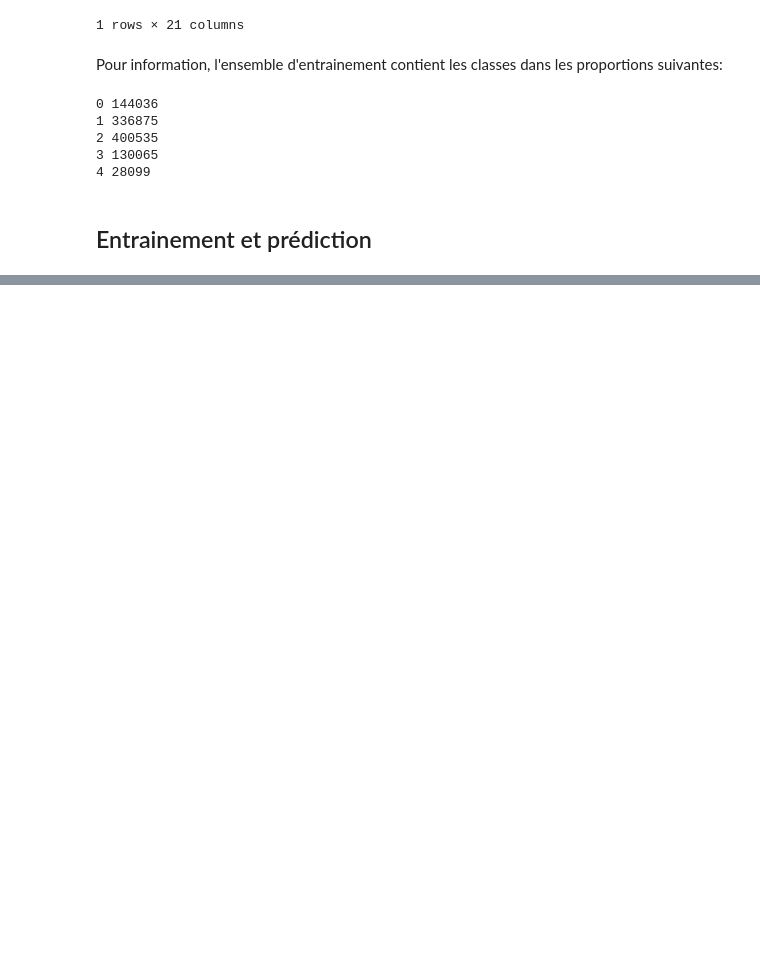
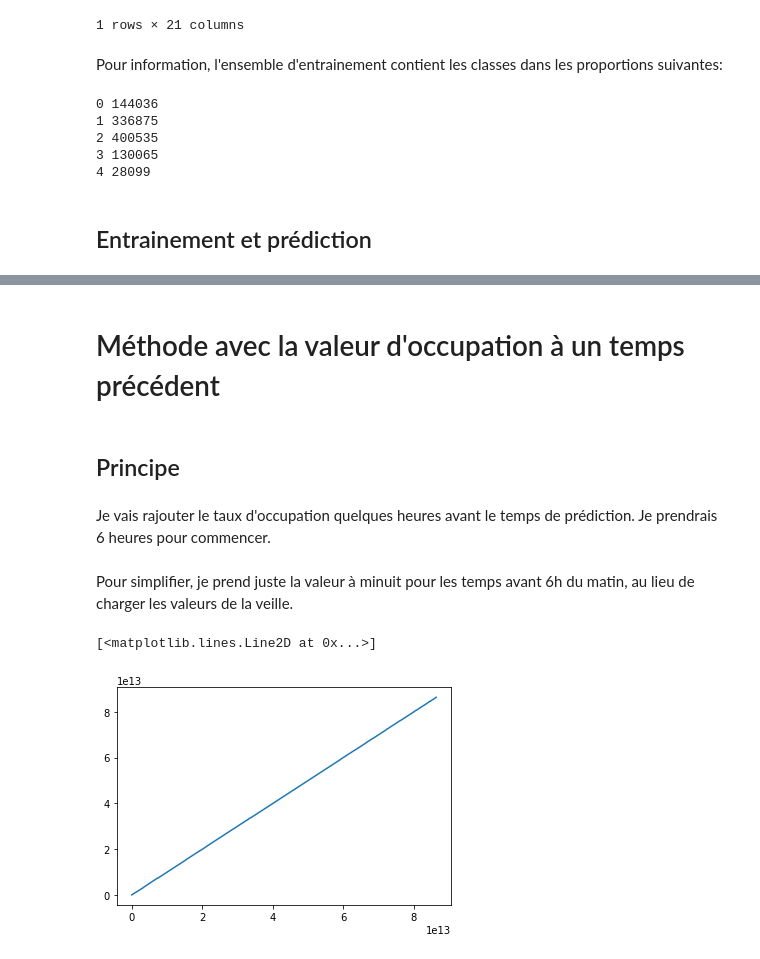
Before and after one commit to OFloyd/formation_greta, a Jupyter notebook: projet/machine_learning_v1.ipynb, the cells around one changed output, grey strips where cells are left out. Saved outputs shown, nothing was run; the diff lists cells and outputs as text; code cells hidden in the pictures; blank space fills up the shorter version.

```diff
--- a/projet/machine_learning_v1.ipynb
+++ b/projet/machine_learning_v1.ipynb
@@ -212,0 +222,26 @@ array([0.37370562, 0.51723294, 0.10906145])
+# %% [markdown]
+# Méthode avec la valeur d'occupation à un temps précédent
+# %% [markdown]
+## Principe
+# %% [markdown]
+Je vais rajouter le taux d'occupation quelques heures avant le temps de prédiction. Je prendrais 6 heures pour commencer.
+# %% [markdown]
+Pour simplifier, je prend juste la valeur à minuit pour les temps avant 6h du matin, au lieu de charger les valeurs de la veille.
+# %%
+df4=df.copy()
+# df2.loc[df2['seconds_since_midnight'] > 6*3600.,'old_occupancy_class']=
+df3=df4[['hour','station_id','occupation_class']].copy()
+df4['hour']=df4['hour']+pd.Timedelta(hours=0)
+df3['hour']=df3['hour']+pd.Timedelta(hours=6)
+df3['hour']=df3['hour'].apply(lambda x:x-pd.Timedelta(days=x.days))
+df3=df3.rename(columns={"hour": "old_hour", "occupation_class": "old_occupation_class"})
+#, 'station_id' : 'old_station_id'
+# %%
+df4=pd.merge_asof(df4.sort_values('hour'),
+                  df3.sort_values('old_hour'),
+                  by='station_id', left_on='hour', right_on='old_hour', direction='nearest')
+# %%
+plt.plot(df4.hour, df4.old_hour)
+# %% [output]
+[<matplotlib.lines.Line2D at 0x...>]
+[figure, added]
```
Also changed, not shown: parts of 19 cells of this notebook.
